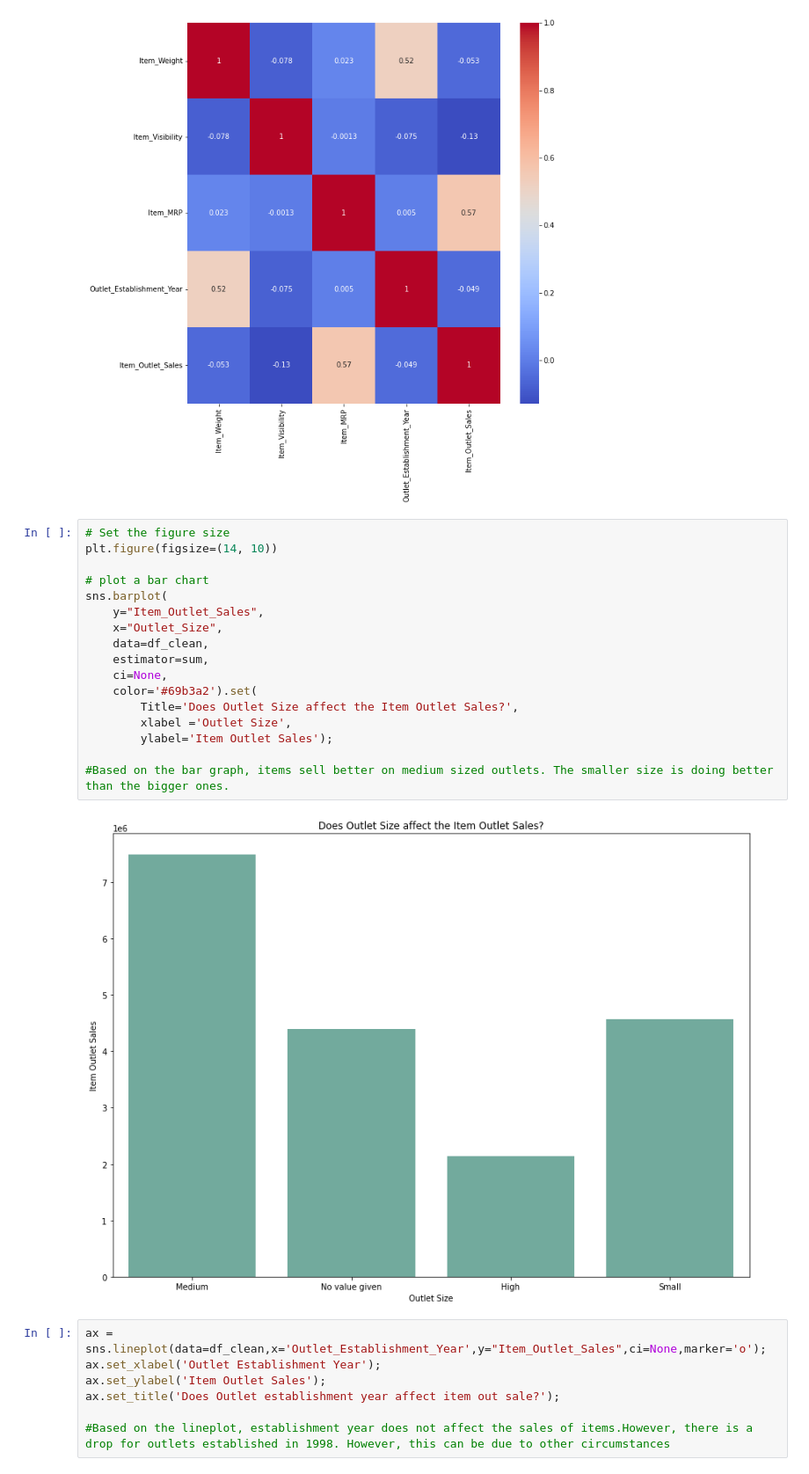
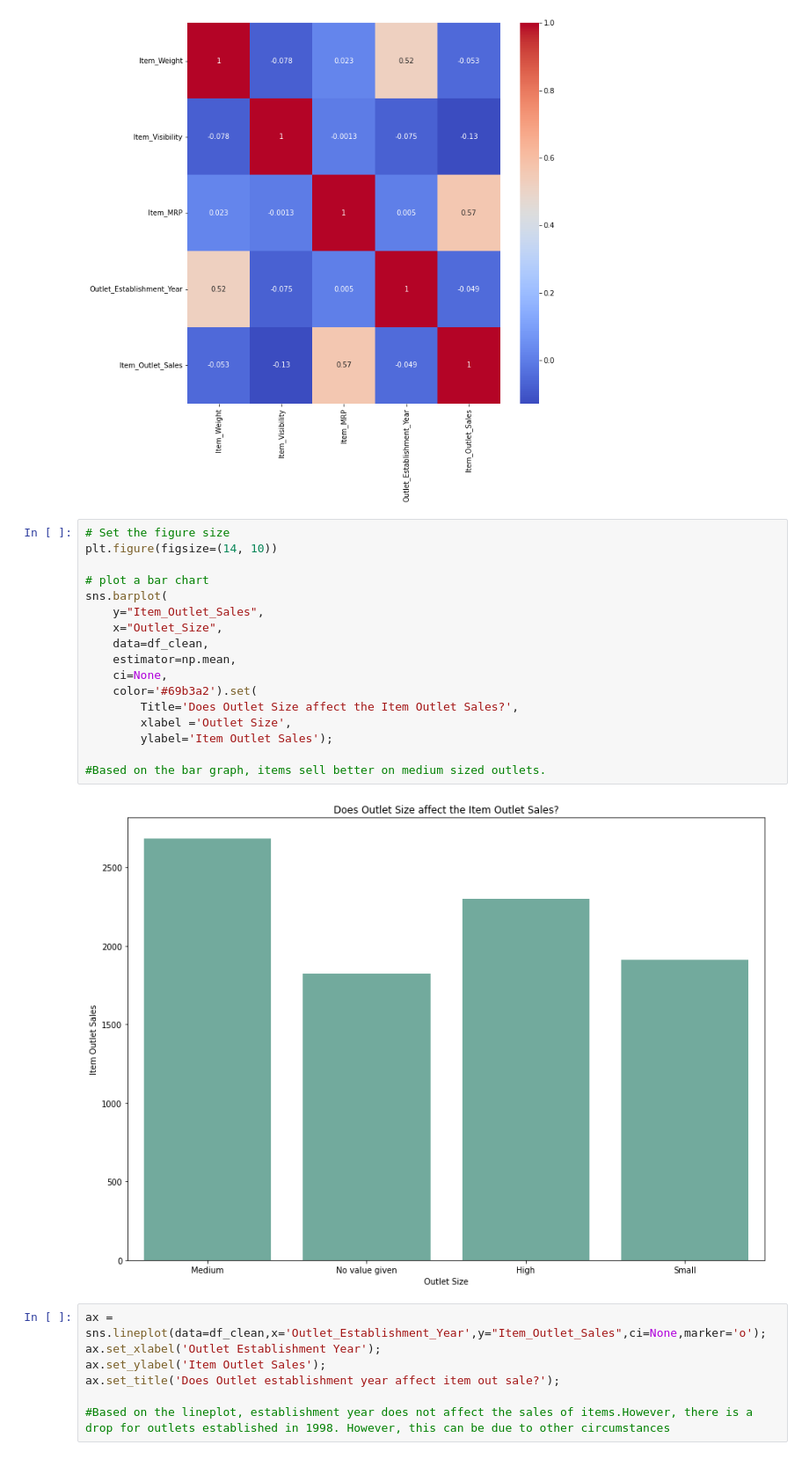
Before and after one commit to rommeljpadilla/sales-predictions, a Jupyter notebook: Sales_predictions.ipynb, the cells around one changed output. Shown at 88% size. Saved outputs shown, nothing was run; the diff lists cells and outputs as text.

```diff
--- a/Sales_predictions.ipynb
+++ b/Sales_predictions.ipynb
@@ -335,22 +343,22 @@ sns.heatmap(corr,annot=True,cmap='coolwarm');
 # %%
 # Set the figure size
 plt.figure(figsize=(14, 10))
 
 # plot a bar chart
 sns.barplot(
     y="Item_Outlet_Sales",
     x="Outlet_Size",
     data=df_clean,
-    estimator=sum,
+    estimator=np.mean,
     ci=None,
     color='#69b3a2').set(
         Title='Does Outlet Size affect the Item Outlet Sales?',
         xlabel ='Outlet Size',
         ylabel='Item Outlet Sales');
 
-#Based on the bar graph, items sell better on medium sized outlets. The smaller size is doing better than the bigger ones.
+#Based on the bar graph, items sell better on medium sized outlets.
 # %% [output]
-[figure, old version]
+[figure, new version]
 # %%
 ax = sns.lineplot(data=df_clean,x='Outlet_Establishment_Year',y="Item_Outlet_Sales",ci=None,marker='o');
 ax.set_xlabel('Outlet Establishment Year');
```
Also changed, not shown: parts of 17 cells of this notebook.
